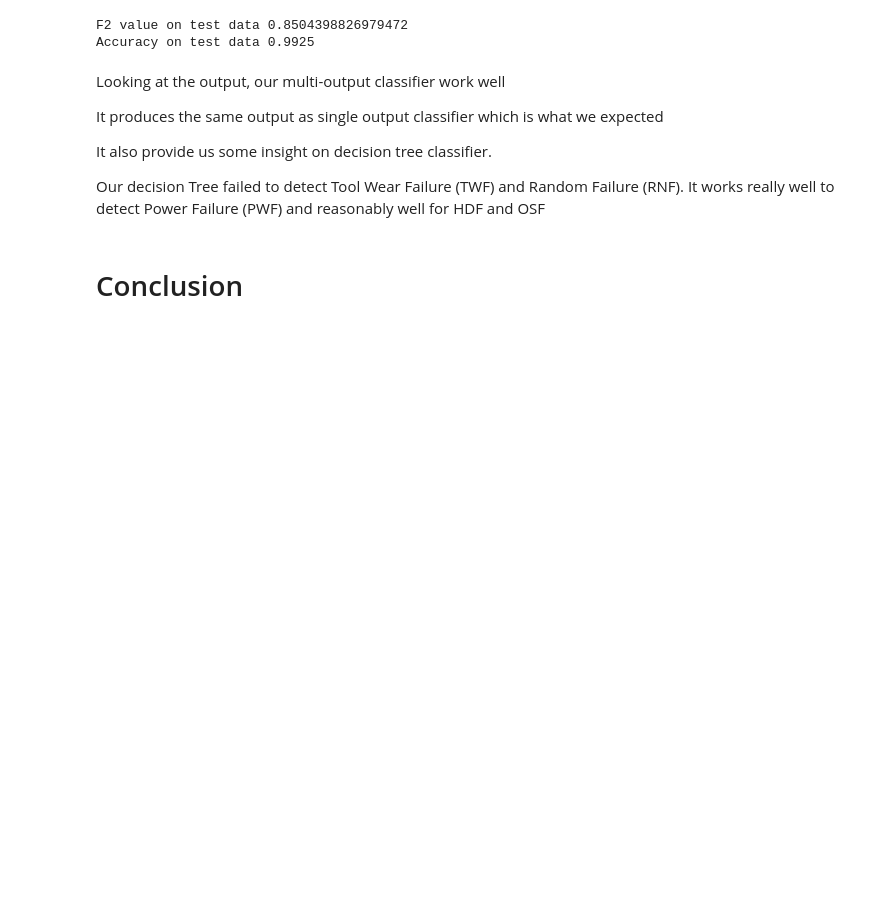
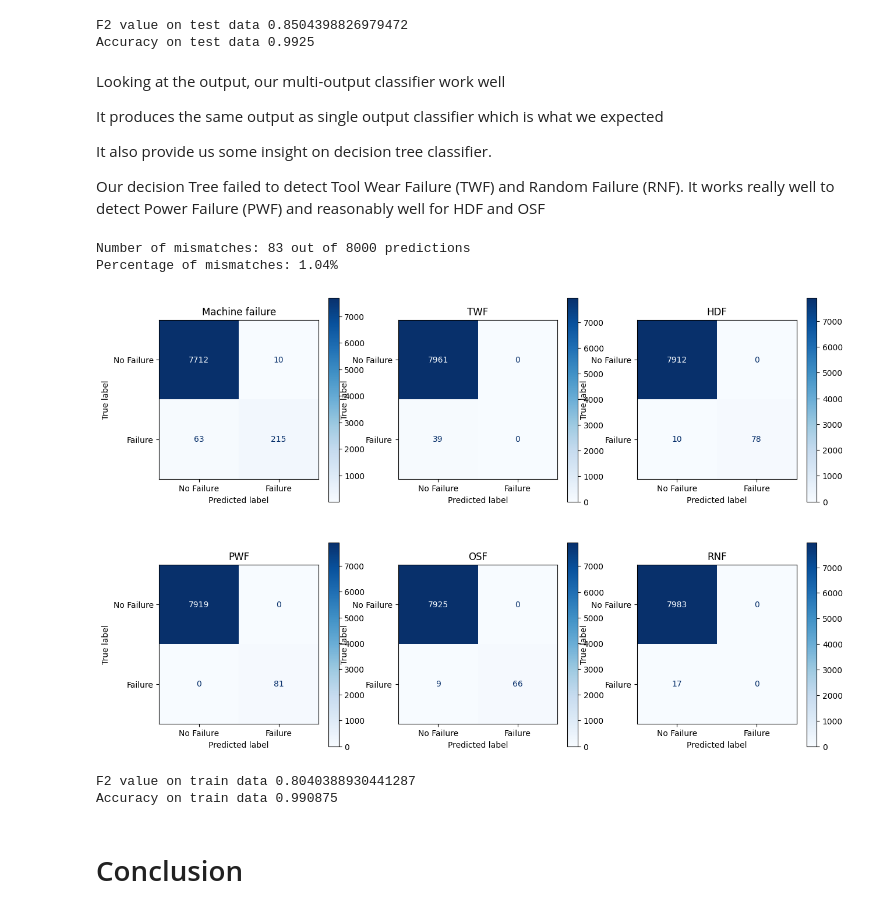
Before and after one commit to raymondsamalo/ITI113-Machine-Learning-Operations-Project, a Jupyter notebook: AI4I-2020/1.4_ML_DecisionTree.ipynb, the cells around one changed output. Cells and saved outputs as stored; diff of their text form; code cells hidden in the pictures; blank space fills up the shorter version.

```diff
--- a/AI4I-2020/1.4_ML_DecisionTree.ipynb
+++ b/AI4I-2020/1.4_ML_DecisionTree.ipynb
@@ -377,6 +377,43 @@ It also provide us some insight on decision tree classifier.
 
 Our decision Tree failed to detect Tool Wear Failure (TWF) and Random Failure (RNF).
 It works really well to detect Power Failure (PWF) and reasonably well for HDF and OSF
+# %%
+from sklearn.tree import DecisionTreeClassifier
+from sklearn.multioutput import MultiOutputClassifier
+cdt = DecisionTreeClassifier(random_state=42, max_depth=5, min_samples_leaf=10, min_samples_split=30)
+cdt = MultiOutputClassifier(cdt)
+cdt.fit(X_train_reduced, y_train)
+y_pred=cdt.predict(X_train_reduced)
+y_pred = pd.DataFrame(y_pred, columns=y_train.columns)
+count_mismatches = 0
+for i in range(len(y_pred)):
+    for col in y_pred.columns:
+        if y_pred[col][i] != y_train[col][i]:
+            count_mismatches += 1
+            break
+print(f"Number of mismatches: {count_mismatches} out of {len(y_pred)} predictions")
+print(f"Percentage of mismatches: {count_mismatches / len(y_pred) * 100:.2f}%")
+no_of_label = len(y_train.columns)
+i = 0
+plt.figure(figsize=(15,10))
+for label in y_train.columns:
+    i +=1
+    ax=plt.subplot(2, 3, i)
+    cm = confusion_matrix(y_train[label],y_pred[label])
+    disp = ConfusionMatrixDisplay(confusion_matrix=cm, display_labels=['No Failure', 'Failure'])
+    disp.plot(cmap=plt.cm.Blues, ax=ax)
+    plt.title(label=label)
+plt.show()
+f2_test=fbeta_score(y_train['Machine failure'], y_pred['Machine failure'], beta=2)
+accuracy=accuracy_score(y_train['Machine failure'], y_pred['Machine failure'])
+print("F2 value on train data", f2_test)
+print("Accuracy on train data", accuracy)
+# %% [output]
+Number of mismatches: 83 out of 8000 predictions
+Percentage of mismatches: 1.04%
+[figure, added]
+F2 value on train data 0.8040388930441287
+Accuracy on train data 0.990875
 # %% [markdown]
 # Conclusion
 # %% [markdown]
```
Also changed, not shown: 4 other files.
